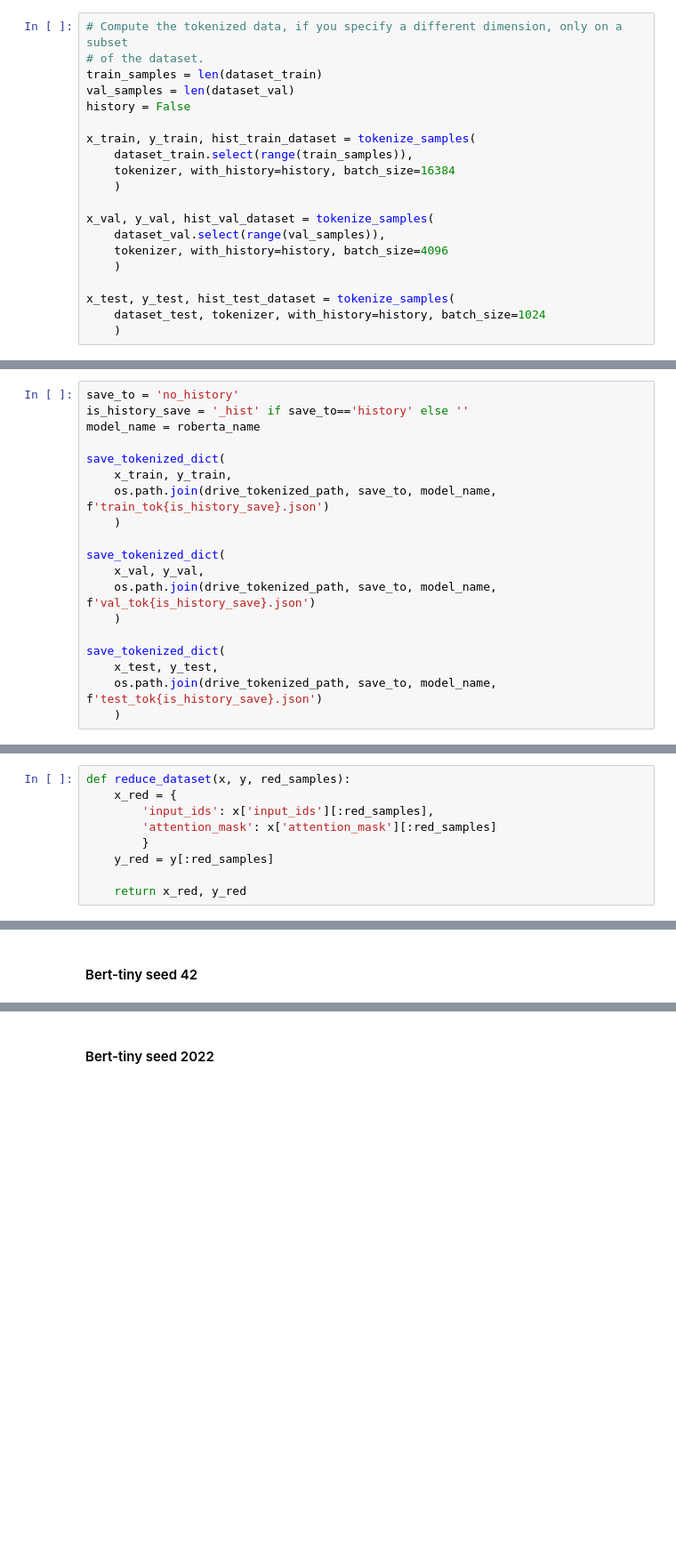
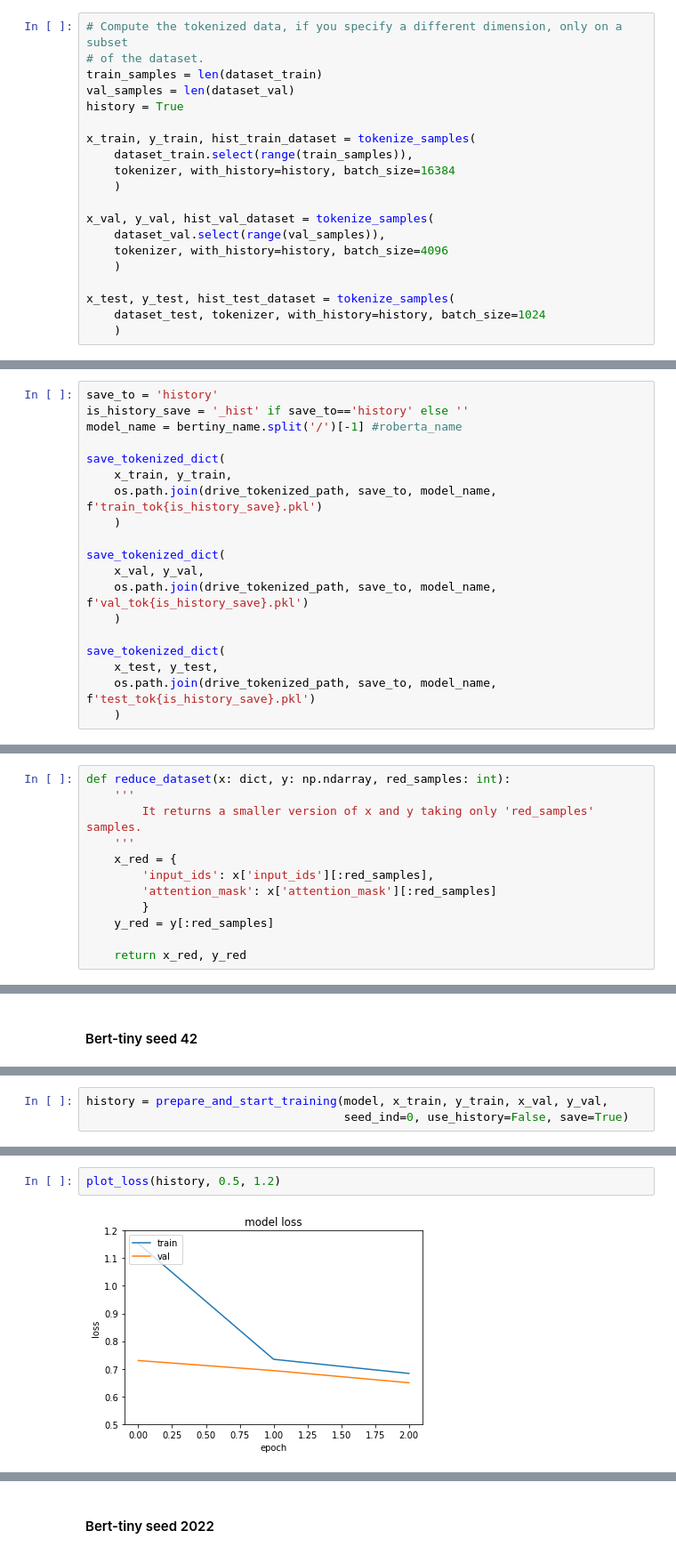
Before and after one commit to Valendrew/pos-tagging-abstractive-qa, a Jupyter notebook: Question_answering/master-nlp-ass02.ipynb, the cells around one changed output, grey strips where cells are left out. Shown at 89% size. Cells and saved outputs as stored; diff of their text form; blank space fills up the shorter version.

```diff
--- a/Question_answering/master-nlp-ass02.ipynb
+++ b/Question_answering/master-nlp-ass02.ipynb
@@ -797,7 +758,7 @@ x_test, y_test = load_tokenized_dict(os.path.join(
 # of the dataset.
 train_samples = len(dataset_train)
 val_samples = len(dataset_val)
-history = False
+history = True
 
 x_train, y_train, hist_train_dataset = tokenize_samples(
     dataset_train.select(range(train_samples)),
@@ -840,20 +803,20 @@ def save_tokenized_dict(x_data: dict, y_data: np.ndarray, file_path: str='./toke
 # %%
-save_to = 'no_history'
+save_to = 'history'
 is_history_save = '_hist' if save_to=='history' else ''
-model_name = roberta_name
+model_name = bertiny_name.split('/')[-1] #roberta_name
 
 save_tokenized_dict(
     x_train, y_train,
-    os.path.join(drive_tokenized_path, save_to, model_name, f'train_tok{is_history_save}.json')
+    os.path.join(drive_tokenized_path, save_to, model_name, f'train_tok{is_history_save}.pkl')
     )
 
 save_tokenized_dict(
     x_val, y_val,
-    os.path.join(drive_tokenized_path, save_to, model_name, f'val_tok{is_history_save}.json')
+    os.path.join(drive_tokenized_path, save_to, model_name, f'val_tok{is_history_save}.pkl')
     )
 
 save_tokenized_dict(
     x_test, y_test,
-    os.path.join(drive_tokenized_path, save_to, model_name, f'test_tok{is_history_save}.json')
+    os.path.join(drive_tokenized_path, save_to, model_name, f'test_tok{is_history_save}.pkl')
     )
 # %% [markdown]
@@ -898,7 +861,10 @@ def train_model(model: TFEncoderDecoderModel, X_train: dict, y_train: np.ndarray
 # %% [markdown]
 We only need to fine-tune the model on our data so we keep a low learning rate.
 # %%
-def reduce_dataset(x, y, red_samples):
+def reduce_dataset(x: dict, y: np.ndarray, red_samples: int):
+    '''
+        It returns a smaller version of x and y taking only 'red_samples' samples.
+    '''
     x_red = {
         'input_ids': x['input_ids'][:red_samples],
         'attention_mask': x['attention_mask'][:red_samples]
@@ -1043,0 +939,3 @@ def compute_f1_score(model: TFEncoderDecoderModel, X: dict, answers: List[str],
+# %%
+history = prepare_and_start_training(model, x_train, y_train, x_val, y_val,
+                                     seed_ind=0, use_history=False, save=True)
@@ -1043,0 +952,4 @@ def compute_f1_score(model: TFEncoderDecoderModel, X: dict, answers: List[str],
+# %%
+plot_loss(history, 0.5, 1.2)
+# %% [output]
+[figure, added]
```
Also changed, not shown: parts of 128 cells of this notebook.
